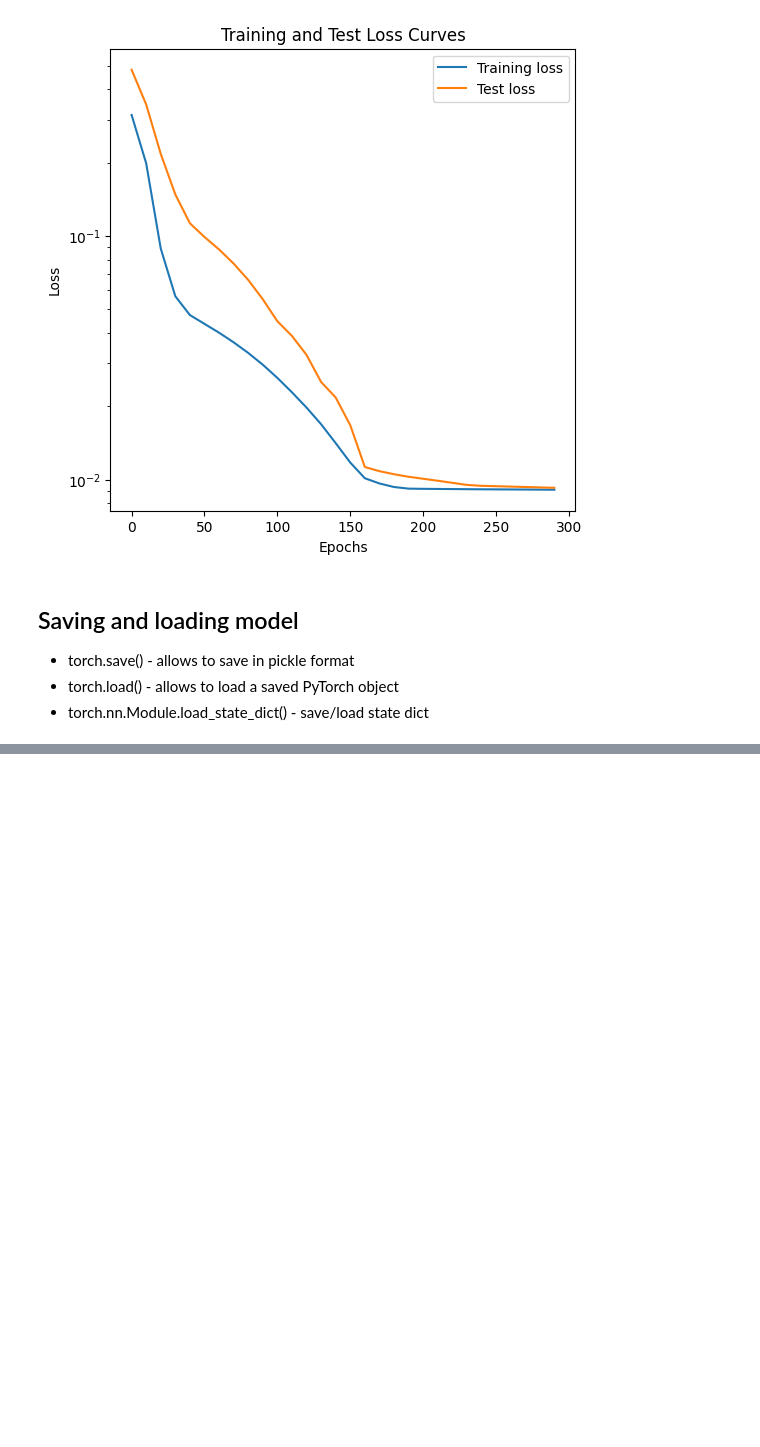
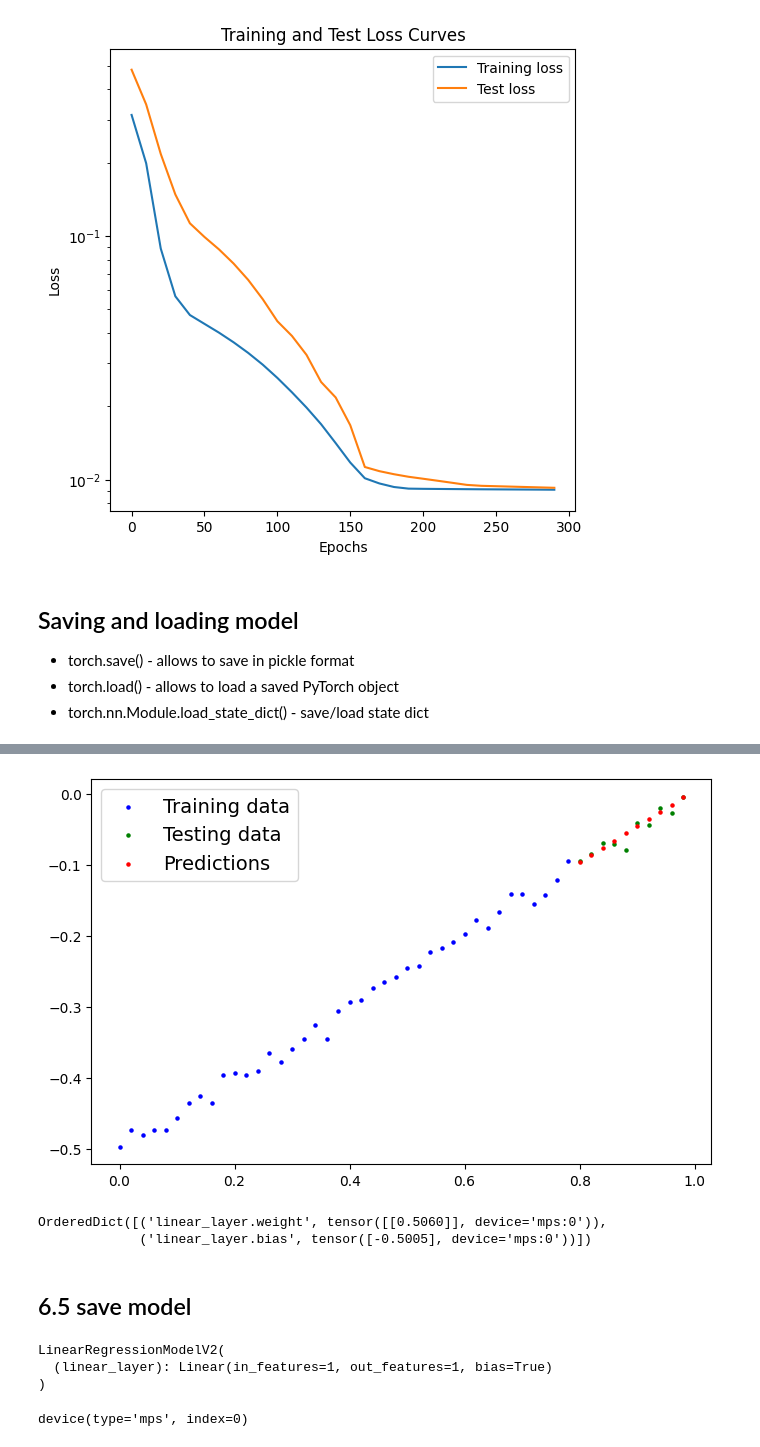
Before and after one commit to zorginess/PyTorch-NN-Deep-NN, a Jupyter notebook: 01_pytorch_workflow.ipynb, the cells around one changed output, grey strips where cells are left out. Saved outputs shown, nothing was run; the diff lists cells and outputs as text; code cells hidden in the pictures; blank space fills up the shorter version.

```diff
--- a/01_pytorch_workflow.ipynb
+++ b/01_pytorch_workflow.ipynb
@@ -280,0 +382,34 @@ torch.save(model_0.state_dict(), MODEL_PATH / "model_0_state_dict.pth")
+# %%
+loss_fn1 = nn.L1Loss()
+optimizer1 = torch.optim.SGD(params=model_1.parameters(),
+                            lr=0.01
+                            )
+# %%
+# train loops
+torch.manual_seed(42)
+
+epochs = 500
+
+## device agnostic training loop
+X_train, y_train = X_train.to(device), y_train.to(device)
+X_test, y_test = X_test.to(device), y_test.to(device)
+
+for epoch in range(epochs):
+    model_1.train()
+    #1. forward pass
+    y_pred = model_1(X_train)
+    #2. calculate the loss
+    loss = loss_fn1(y_pred, y_train)
+    #3. zero the gradients optimizer
+    optimizer1.zero_grad()
+    #4. backward pass
+    loss.backward()
+    #5. update the weights
+    optimizer1.step()
+
+    model_1.eval()
+    with torch.inference_mode():
+        test_pred = model_1(X_test)
+        test_loss = loss_fn1(test_pred, y_test)
+    if epoch % 10 == 0:
+        print(f"Epoch: {epoch} | Loss: {loss:.5f} | Test loss: {test_loss:.5f}")
@@ -280,0 +434,15 @@ torch.save(model_0.state_dict(), MODEL_PATH / "model_0_state_dict.pth")
+# %%
+plot_predictions(train_data=X_train.cpu(),
+                 train_labels=y_train.cpu(),
+                 test_data=X_test.cpu(),
+                 test_labels=y_test.cpu(),
+                 predictions=test_pred.cpu())
+# %% [output]
+[figure, added]
+# %%
+model_1.state_dict()
+# %% [output]
+OrderedDict([('linear_layer.weight', tensor([[0.5060]], device='mps:0')),
+             ('linear_layer.bias', tensor([-0.5005], device='mps:0'))])
+# %% [markdown]
+## 6.5 save model
@@ -280,0 +454,15 @@ torch.save(model_0.state_dict(), MODEL_PATH / "model_0_state_dict.pth")
+# %%
+model_1_loaded = LinearRegressionModelV2()
+model_1_loaded.load_state_dict(torch.load(file_path / "model_1.pth"))
+
+model_1_loaded.state_dict()
+
+model_1_loaded.to(device)
+# %% [output]
+LinearRegressionModelV2(
+  (linear_layer): Linear(in_features=1, out_features=1, bias=True)
+)
+# %%
+next(model_1_loaded.parameters()).device
+# %% [output]
+device(type='mps', index=0)
```
Also changed, not shown: parts of 21 cells of this notebook, 1 other file.
